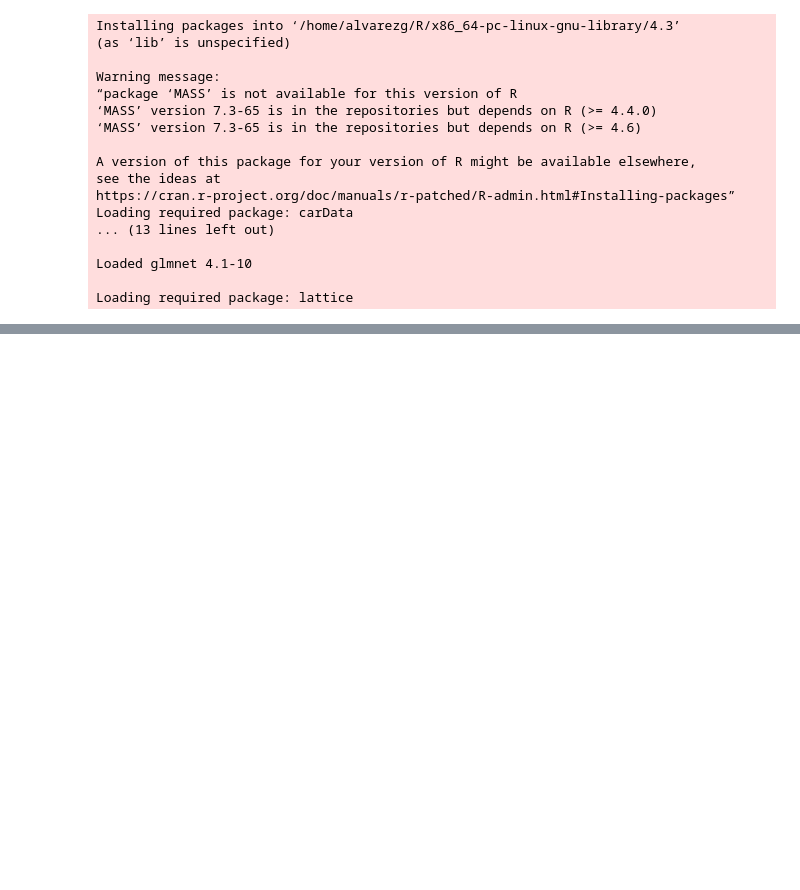
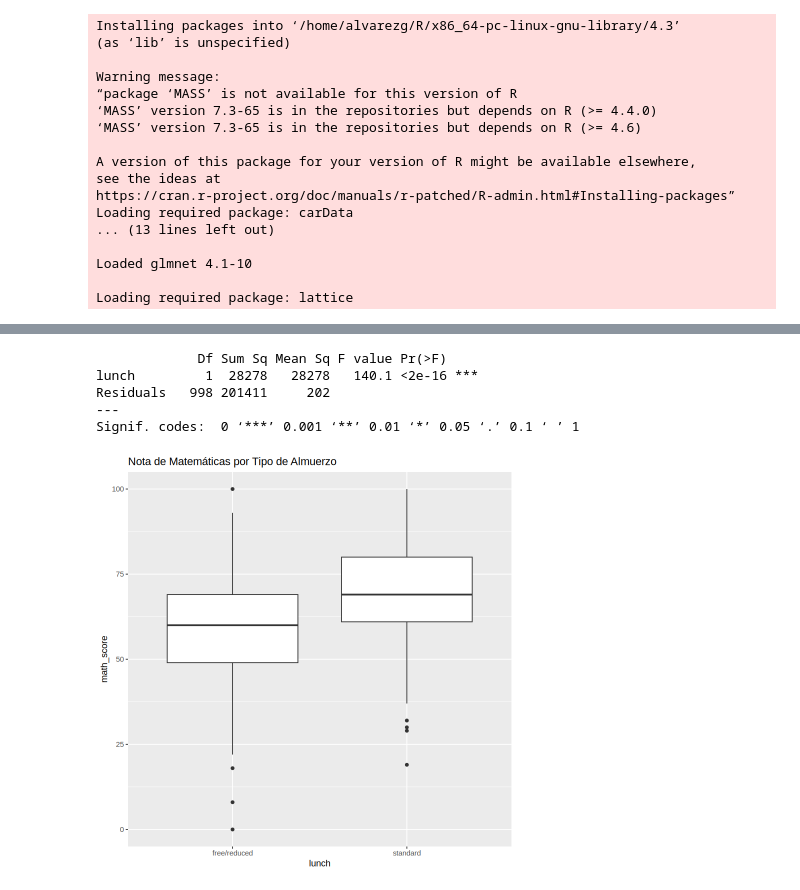
Before and after one commit to anibalalvarezg/R-lm-lab, a Jupyter notebook: R-lm-lab.ipynb, the cells around one changed output, grey strips where cells are left out. Cells and saved outputs as stored; diff of their text form; code cells hidden in the pictures; blank space fills up the shorter version.

```diff
--- a/R-lm-lab.ipynb
+++ b/R-lm-lab.ipynb
@@ -63,0 +125,11 @@ datos <- within(datos, {
+# %%
+# Tipo de almuerzo
+ggplot(datos, aes(x = lunch, y = math_score)) + geom_boxplot() + ggtitle("Nota de Matemáticas por Tipo de Almuerzo")
+summary(aov(math_score ~ lunch, data = datos))
+# %% [output]
+             Df Sum Sq Mean Sq F value Pr(>F)
+lunch         1  28278   28278   140.1 <2e-16 ***
+Residuals   998 201411     202
+---
+Signif. codes:  0 ‘***’ 0.001 ‘**’ 0.01 ‘*’ 0.05 ‘.’ 0.1 ‘ ’ 1
+[figure, added]
```
Also changed, not shown: parts of 8 cells of this notebook.
